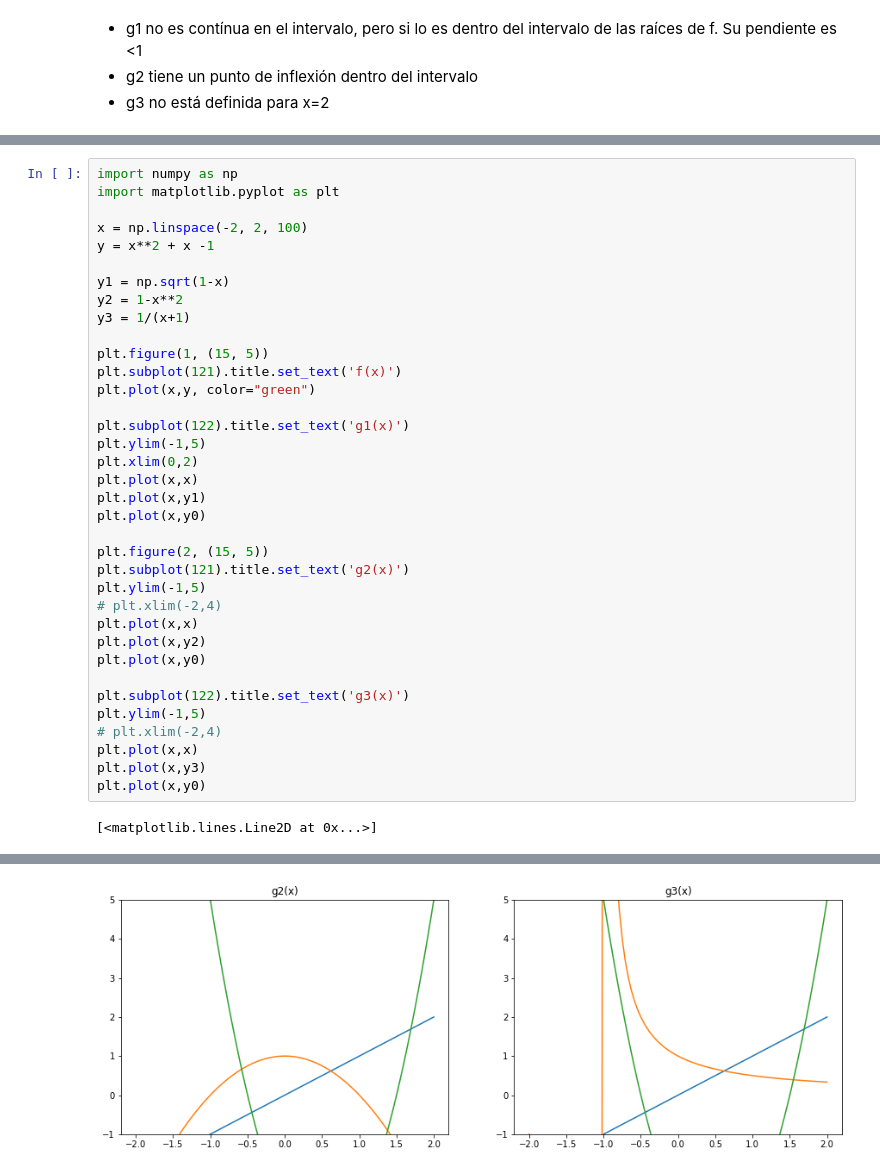
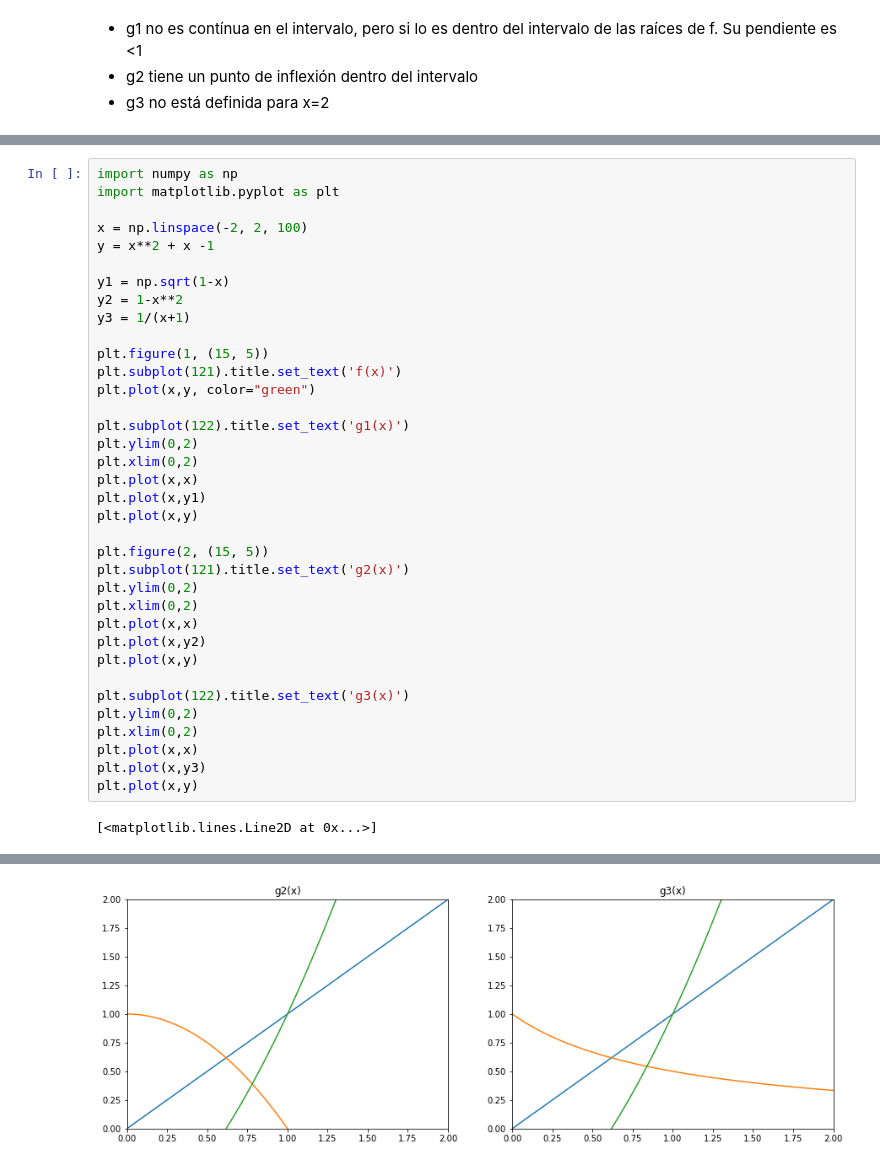
Before and after one commit to pablem/UNT-2022-NumericalAnalysis-python, a Jupyter notebook: tp2/tp2.2-nolins.ipynb, the cells around one changed output, grey strips where cells are left out. Drawn from its saved outputs; the diff is of its cells as text.

```diff
--- a/tp2/tp2.2-nolins.ipynb
+++ b/tp2/tp2.2-nolins.ipynb
@@ -215,25 +217,25 @@ plt.subplot(121).title.set_text('f(x)')
 plt.plot(x,y, color="green")
 
 plt.subplot(122).title.set_text('g1(x)')
-plt.ylim(-1,5)
+plt.ylim(0,2)
 plt.xlim(0,2)
 plt.plot(x,x)
 plt.plot(x,y1)
-plt.plot(x,y0)
+plt.plot(x,y)
 
 plt.figure(2, (15, 5))
 plt.subplot(121).title.set_text('g2(x)')
-plt.ylim(-1,5)
-# plt.xlim(-2,4)
+plt.ylim(0,2)
+plt.xlim(0,2)
 plt.plot(x,x)
 plt.plot(x,y2)
-plt.plot(x,y0)
+plt.plot(x,y)
 
 plt.subplot(122).title.set_text('g3(x)')
-plt.ylim(-1,5)
-# plt.xlim(-2,4)
+plt.ylim(0,2)
+plt.xlim(0,2)
 plt.plot(x,x)
 plt.plot(x,y3)
-plt.plot(x,y0)
+plt.plot(x,y)
 # %% [output]
 [<matplotlib.lines.Line2D at 0x...>]
@@ -241 +243 @@ plt.plot(x,y0)
-[figure, old version]
+[figure, new version]
```
Also changed, not shown: parts of 10 cells of this notebook.
